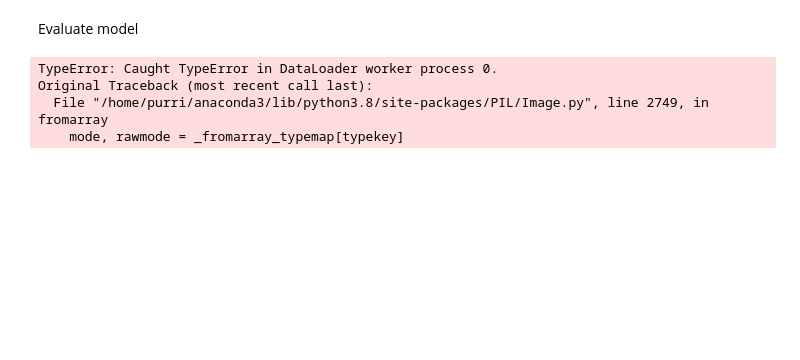
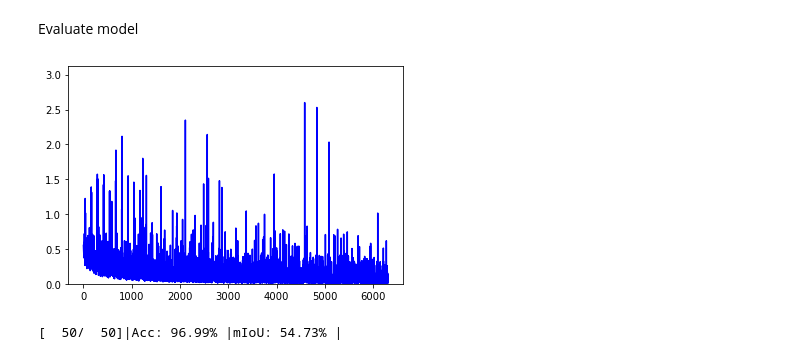
Before and after one commit to veda-sunkara/StreetToCloud, a Jupyter notebook: FCNN copy.ipynb, the cells around one changed output. Cells and saved outputs as stored; diff of their text form; code cells hidden in the pictures; blank space fills up the shorter version.

Commit message:
working models and such

```diff
--- a/FCNN copy.ipynb
+++ b/FCNN copy.ipynb
@@ -69,22 +77,25 @@ train_dataset = get_dataset(DATASET_NAME,
                             BASE_DIR,
                             train_data_csv_path,
                             crowd_points_path=crowd_points_path,
-                            is_train=True)
+                            is_train=True,
+                            annotation_level=ANNOTATION_LEVEL)
 valid_dataset = get_dataset(DATASET_NAME,
                             BASE_DIR,
                             valid_data_csv_path,
                             crowd_points_path=crowd_points_path,
-                            is_train=False)
+                            is_train=False,
+                            annotation_level=ANNOTATION_LEVEL)
 test_dataset = get_dataset(DATASET_NAME,
                            BASE_DIR,
                            test_data_csv_path,
                            crowd_points_path=crowd_points_path,
-                           is_train=False)
+                           is_train=False,
+                           annotation_level=ANNOTATION_LEVEL)
 
 # create dataloaders
 train_dataloader = torch.utils.data.DataLoader(train_dataset,
                               batch_size=BATCH_SIZE,
-                              shuffle=True,
+                              shuffle=False,
                               num_workers=0,
                               pin_memory=True,
                               drop_last=False,
@@ -143,3 +157,10 @@ def computeAccuracy(output, target):
+# %%
+def ms_to_rgb(ms_img):
+    # assume multispectral image is from Sentenal2 satellite
+    rgb_img = np.stack((ms_img[3], ms_img[2], ms_img[1])).transpose(1,2,0)
+    # normalize to 0-1 range
+    n_rgb_img = (rgb_img - rgb_img.min()) / (rgb_img.max() - rgb_img.min())
+    return n_rgb_img
 # %% [markdown]
 Create training and evaluate functions
 # %%
@@ -212,6 +284,7 @@ def test_model(model, device, test_loader, loss_func):
 def save_model(model, eval_result, best_result, model_save_path):
     total_result = 0
     for metric, value in eval_result.items():
+        # values should have the same range [0,1]
         total_result += value
 
     if total_result > best_result:
@@ -220,7 +293,7 @@ def save_model(model, eval_result, best_result, model_save_path):
     return best_result
 
 def get_save_path(base_dir, runname):
-    save_dir = os.path.join(base_dir, 'checkpoints', runname)
+    save_dir = os.path.join('.checkpoints', runname)
     if os.path.isdir(save_dir) is False:
         os.makedirs(save_dir)
     save_path = os.path.join(save_dir, 'best_model.pth.tar')
@@ -228,10 +301,13 @@ def get_save_path(base_dir, runname):
 # %% [markdown]
 Main training loop
 # %%
+start_time = time()
 best_result = 0
 model_save_path = get_save_path(BASE_DIR, RUNNAME)
+train_loss_vals = []
 for epoch in range(1, EPOCHS+1):
-    train_model(net, device, train_dataloader, loss_func, optimizer, epoch)
-    valid_result = test_model(net, device, valid_dataloader, loss_func)
+    train_loss_vals.extend(train_model(net, device, train_dataloader, loss_func, optimizer, epoch, experiment))
+    valid_result = test_model(net, device, valid_dataloader, loss_func, experiment, 'Valid')
     best_result = save_model(net, valid_result, best_result, model_save_path)
     scheduler.step()
+print(time() - start_time)
@@ -238,11 +332,15 @@ for epoch in range(1, EPOCHS+1):
 # %% [markdown]
 Evaluate model
-# %%
-eval_result = test_model(net, device, test_dataloader, loss_func)
-
-# TODO: present final results in pretty manner
-# %% [output]
-TypeError: Caught TypeError in DataLoader worker process 0.
-Original Traceback (most recent call last):
-  File "/home/purri/anaconda3/lib/python3.8/site-packages/PIL/Image.py", line 2749, in fromarray
-    mode, rawmode = _fromarray_typemap[typekey]
+# %%
+%matplotlib inline
+import matplotlib.pyplot as plt
+plt.plot(train_loss_vals, 'b-')
+plt.ylim([0, max(train_loss_vals)*1.2])
+plt.show()
+# %% [output]
+[figure, added]
+# %%
+# paper had result of 40.84 mIoU
+eval_result = test_model(net, device, test_dataloader, loss_func, experiment, eval_name='Test')
+# %% [output]
+[  50/  50]|Acc: 96.99% |mIoU: 54.73% |
```
Also changed, not shown: parts of 8 cells of this notebook, 6 other files.
